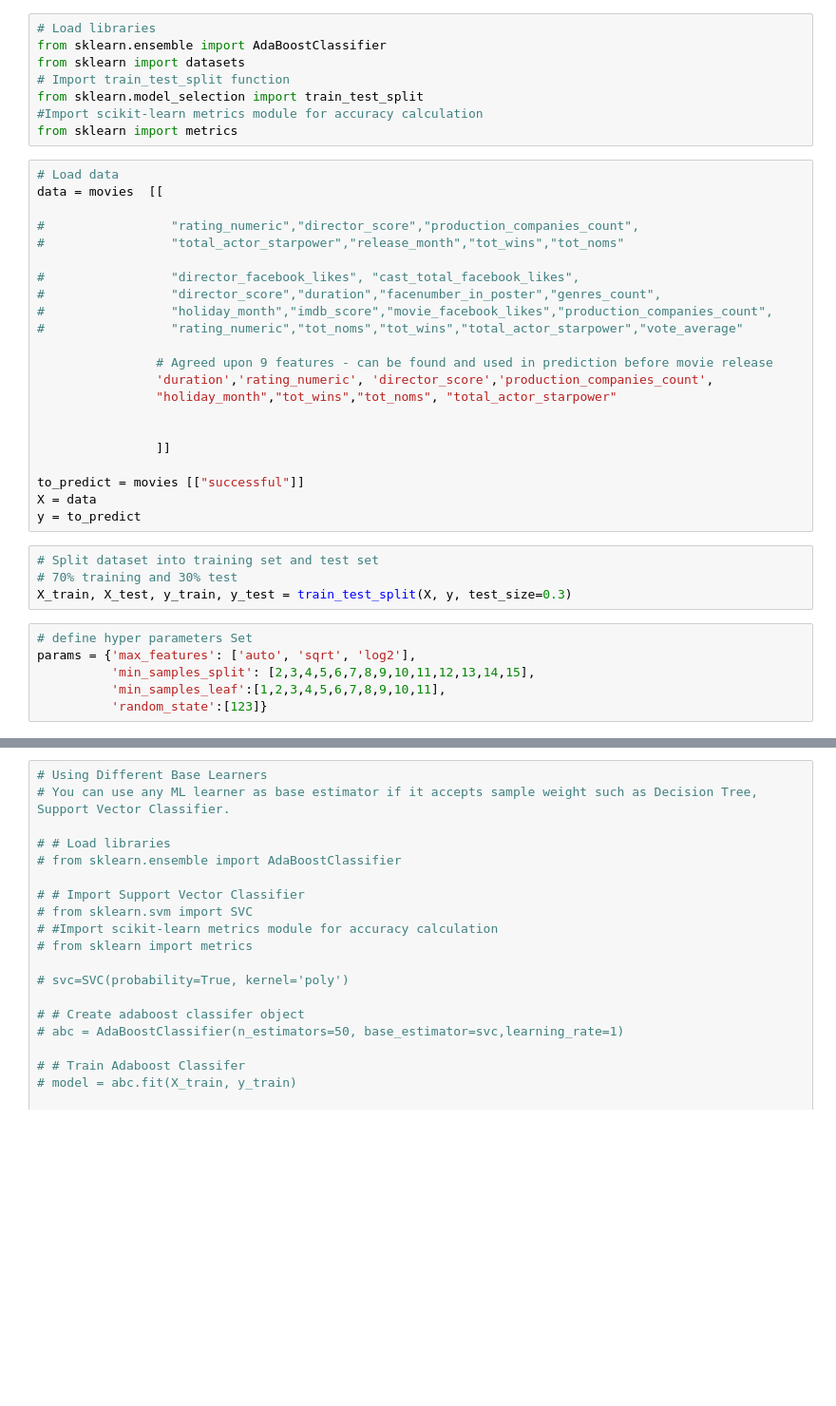
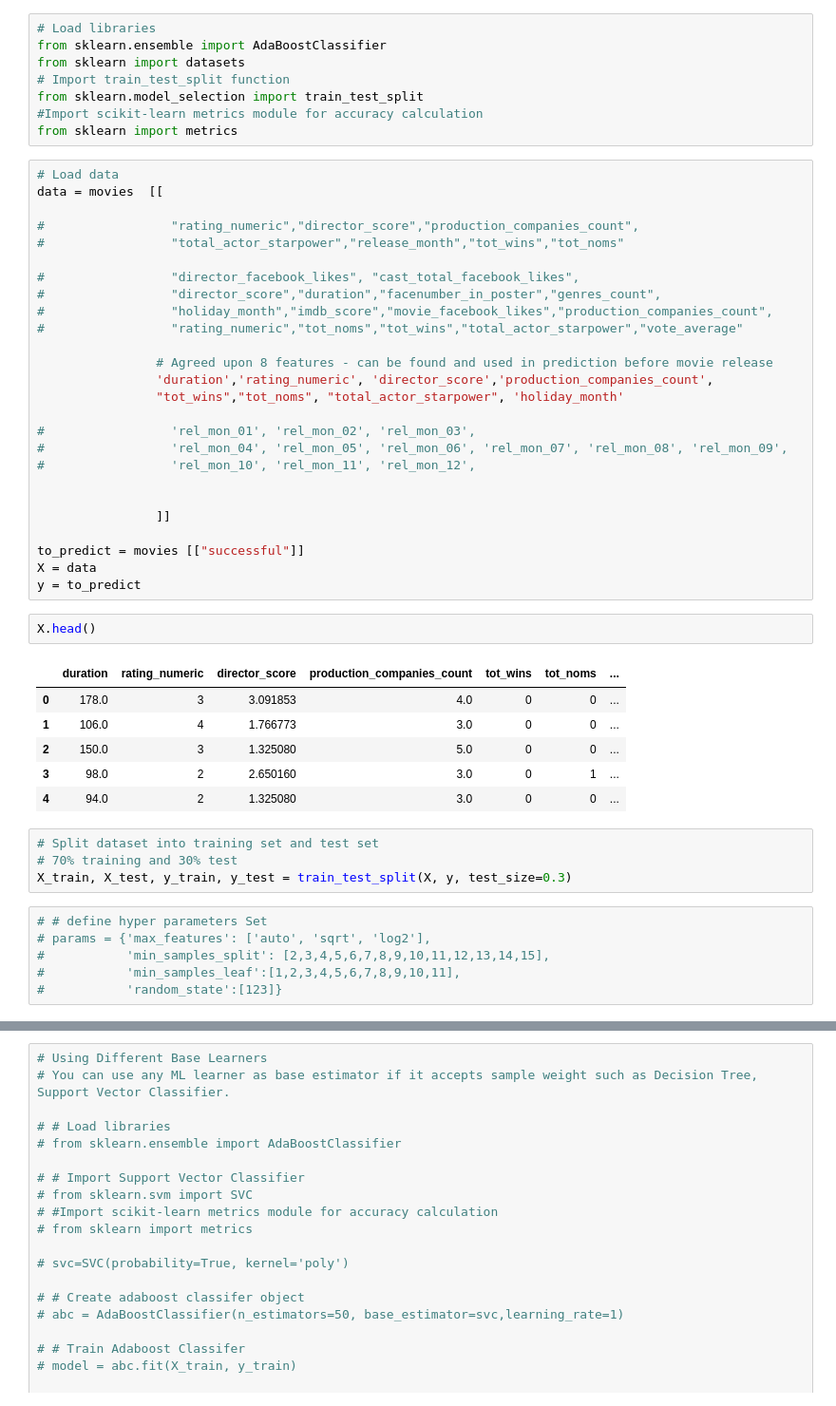
Before and after one commit to styrofomeBoots/project_3, a Jupyter notebook: ryan_workbook.ipynb, the cells around one changed output, grey strips where cells are left out. Shown at 95% size. Drawn from its saved outputs; the diff is of its cells as text; blank space fills up the shorter version.

```diff
--- a/ryan_workbook.ipynb
+++ b/ryan_workbook.ipynb
@@ -155,9 +158,13 @@ data = movies  [[
 #                 "holiday_month","imdb_score","movie_facebook_likes","production_companies_count",
 #                 "rating_numeric","tot_noms","tot_wins","total_actor_starpower","vote_average"
 
-                # Agreed upon 9 features - can be found and used in prediction before movie release
+                # Agreed upon 8 features - can be found and used in prediction before movie release
                 'duration','rating_numeric', 'director_score','production_companies_count',
-                "holiday_month","tot_wins","tot_noms", "total_actor_starpower"
+                "tot_wins","tot_noms", "total_actor_starpower", 'holiday_month'
+
+#                 'rel_mon_01', 'rel_mon_02', 'rel_mon_03',
+#                 'rel_mon_04', 'rel_mon_05', 'rel_mon_06', 'rel_mon_07', 'rel_mon_08', 'rel_mon_09',
+#                 'rel_mon_10', 'rel_mon_11', 'rel_mon_12',
 
 
                 ]]
@@ -165,16 +172,25 @@ data = movies  [[
 to_predict = movies [["successful"]]
 X = data
 y = to_predict
+# %%
+X.head()
+# %% [output]
+|  | duration | rating_numeric | director_score | production_companies_count | tot_wins | tot_noms | ... |
+| 0 | 178.0 | 3 | 3.091853 | 4.0 | 0 | 0 | ... |
+| 1 | 106.0 | 4 | 1.766773 | 3.0 | 0 | 0 | ... |
+| 2 | 150.0 | 3 | 1.325080 | 5.0 | 0 | 0 | ... |
+| 3 | 98.0 | 2 | 2.650160 | 3.0 | 0 | 1 | ... |
+| 4 | 94.0 | 2 | 1.325080 | 3.0 | 0 | 0 | ... |
 # %%
 # Split dataset into training set and test set
 # 70% training and 30% test
 X_train, X_test, y_train, y_test = train_test_split(X, y, test_size=0.3)
 # %%
-# define hyper parameters Set
-params = {'max_features': ['auto', 'sqrt', 'log2'],
-          'min_samples_split': [2,3,4,5,6,7,8,9,10,11,12,13,14,15],
-          'min_samples_leaf':[1,2,3,4,5,6,7,8,9,10,11],
-          'random_state':[123]}
+# # define hyper parameters Set
+# params = {'max_features': ['auto', 'sqrt', 'log2'],
+#           'min_samples_split': [2,3,4,5,6,7,8,9,10,11,12,13,14,15],
+#           'min_samples_leaf':[1,2,3,4,5,6,7,8,9,10,11],
+#           'random_state':[123]}
 # %%
 # Create adaboost classifer object
 abc = AdaBoostClassifier(n_estimators=50,
```
Also changed, not shown: parts of 16 cells of this notebook.
